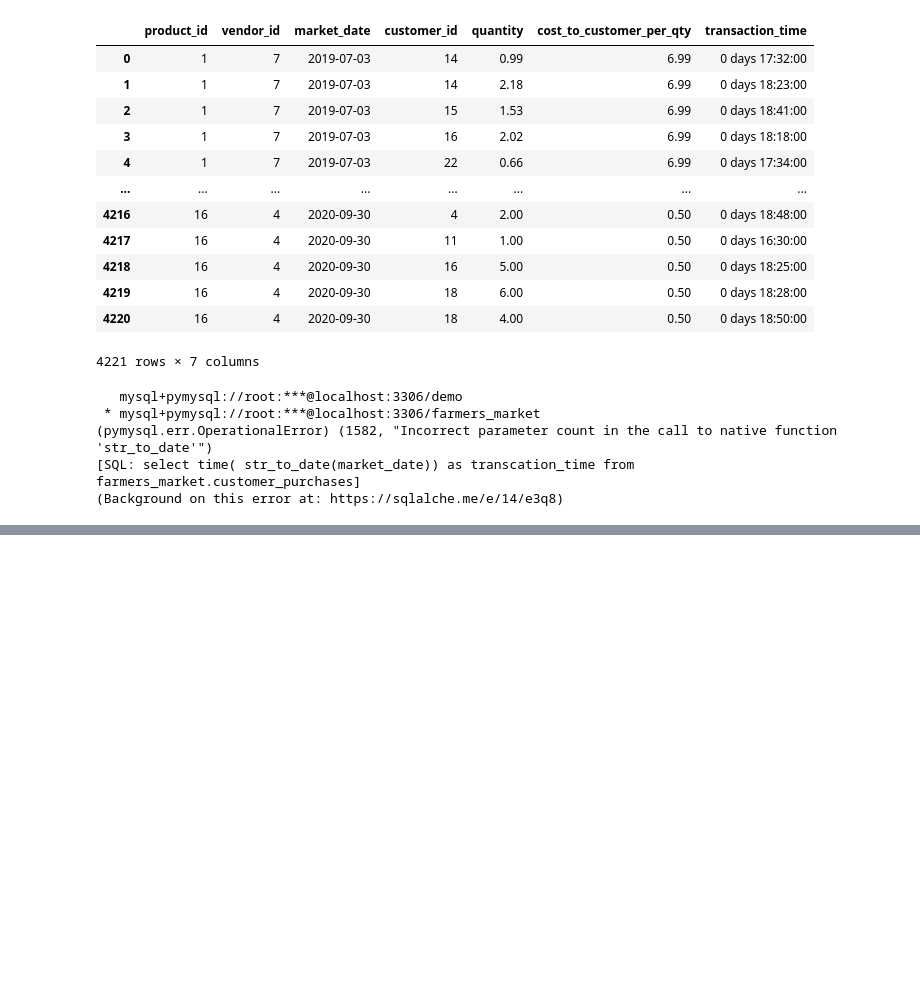
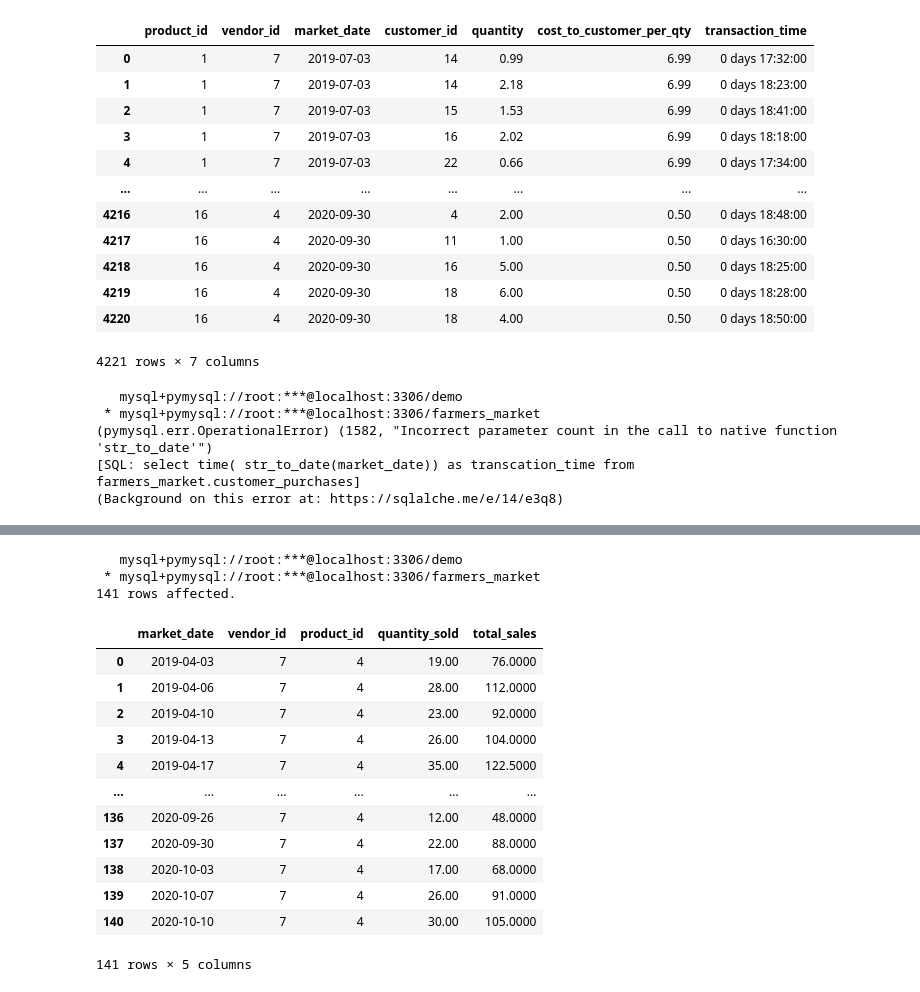
Before and after one commit to KunalNeon/SQL-For-Data-Scientist, a Jupyter notebook: sql.ipynb, the cells around one changed output, grey strips where cells are left out. Saved outputs shown, nothing was run; the diff lists cells and outputs as text; code cells hidden in the pictures; blank space fills up the shorter version.

```diff
--- a/sql.ipynb
+++ b/sql.ipynb
@@ -1896,0 +1919,32 @@ select  time( str_to_date()) as transcation_time from farmers_market.customer_pu
+# %%
+query28='''
+select * from
+(SELECT market_date,
+ vendor_id,
+ product_id,
+ SUM(quantity) quantity_sold,
+ SUM(quantity * cost_to_customer_per_qty) total_sales
+FROM farmers_market.customer_purchases
+WHERE vendor_id = 7 and product_id = 4
+GROUP BY market_date, vendor_id, product_id
+ORDER BY market_date, vendor_id, product_id)  x
+where x.total_sales=(SELECT MIN(total_sales) FROM x)
+'''
+%sql $query28
+# %% [output]
+   mysql+pymysql://root:***@localhost:3306/demo
+ * mysql+pymysql://root:***@localhost:3306/farmers_market
+141 rows affected.
+|  | market_date | vendor_id | product_id | quantity_sold | total_sales |
+| 0 | 2019-04-03 | 7 | 4 | 19.00 | 76.0000 |
+| 1 | 2019-04-06 | 7 | 4 | 28.00 | 112.0000 |
+| 2 | 2019-04-10 | 7 | 4 | 23.00 | 92.0000 |
+| 3 | 2019-04-13 | 7 | 4 | 26.00 | 104.0000 |
+| 4 | 2019-04-17 | 7 | 4 | 35.00 | 122.5000 |
+| ... | ... | ... | ... | ... | ... |
+| 136 | 2020-09-26 | 7 | 4 | 12.00 | 48.0000 |
+| 137 | 2020-09-30 | 7 | 4 | 22.00 | 88.0000 |
+| 138 | 2020-10-03 | 7 | 4 | 17.00 | 68.0000 |
+| 139 | 2020-10-07 | 7 | 4 | 26.00 | 91.0000 |
+| 140 | 2020-10-10 | 7 | 4 | 30.00 | 105.0000 |
+141 rows × 5 columns
```
Also changed, not shown: parts of 2 cells of this notebook.
